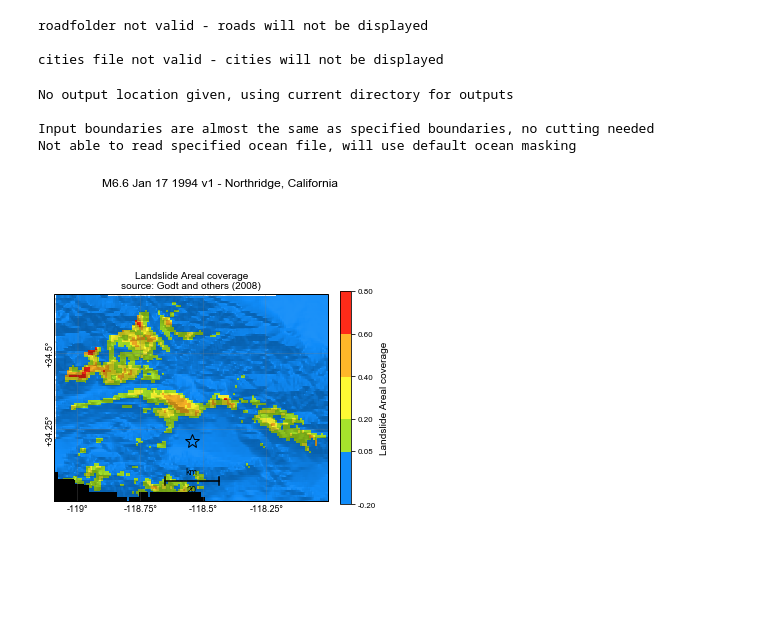
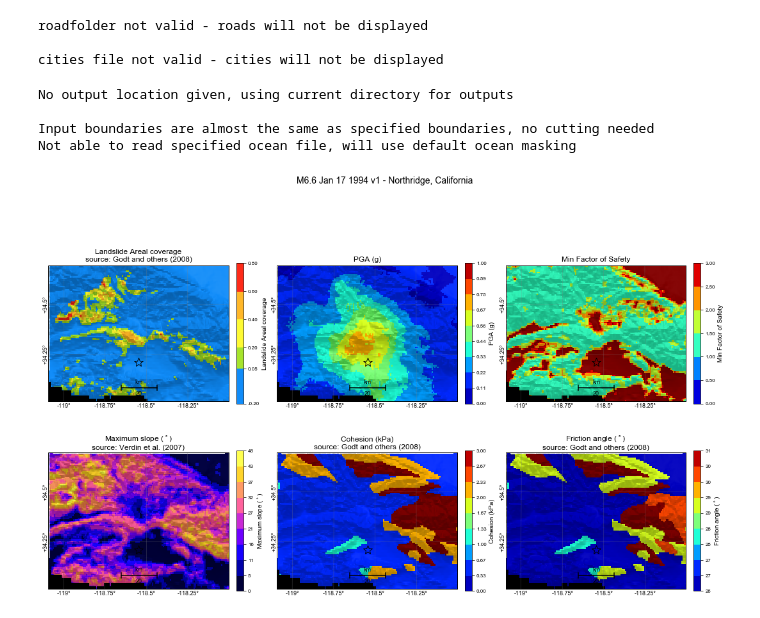
Before and after one commit to QingleCheng/groundfailure-notebooks, a Jupyter notebook: notebooks/Validate Godt et al 2008 landslide model.ipynb, the cells around one changed output. Cells and saved outputs as stored; diff of their text form; code cells hidden in the pictures; blank space fills up the shorter version.

```diff
--- a/notebooks/Validate Godt et al 2008 landslide model.ipynb
+++ b/notebooks/Validate Godt et al 2008 landslide model.ipynb
@@ -135,36 +139,36 @@ roadfolder not valid - roads will not be displayed
 cities file not valid - cities will not be displayed
 # %%
 # Run the model (this will take a minute)
-maplayers2 = godt2008(shakefile2, config, saveinputs=False, bounds=bounds2)
+maplayers2 = godt2008(shakefile2, config, saveinputs=True, bounds=bounds2)
 # %%
 lims2 = [[-0.2, 0.05, 0.2, 0.4, 0.6, 0.8]]
 colorlist2 = ['#108CF9','#A6E42C', '#FEFA34', '#FFB729', '#FE2B19']  #hex code for colors in figure below
 CustomCmap2 = matplotlib.colors.ListedColormap(colorlist2) #'#FFFFFF',
 colormap2 = [CustomCmap2]
 #colormap2 = [cm.jet]
 
 maskthresh = [0.009]  # to represent gray color on figure
 
 plotorder, logscale, lims, colormaps, maskthreshes = parseConfigLayers(maplayers2, config)
 lims2 = lims2 + lims[1:]
 colormaps = colormap2 + colormaps[1:]
 #maskthreshes = [0.009] + maskthreshes[1:]
 
 # Make the figure
-temp = makemaps.modelMap(maplayers2, shakefile2, lims=lims2, maskthreshes=None, plotorder=['model'],
+#temp = makemaps.modelMap(maplayers2, shakefile2, lims=lims2, maskthreshes=None, plotorder=plotorder,
+#         logscale=False, maproads=True, mapcities=True, showplots=True, printparam=False,
+#         inventory_shapefile=None, scaletype='binned', savepdf=False, savepng=False, boundaries=bounds2,
+#         colormaps=colormap2, **kwargs2)
+temp = makemaps.modelMap(maplayers2, shakefile2, lims=lims2, maskthreshes=maskthreshes, plotorder=plotorder,
          logscale=False, maproads=True, mapcities=True, showplots=True, printparam=False,
          inventory_shapefile=None, scaletype='binned', savepdf=False, savepng=False, boundaries=bounds2,
-         colormaps=colormap2, **kwargs2)
-#temp = makemaps.modelMap(maplayers2, shakefile2, lims=lims, maskthreshes=maskthreshes, plotorder=plotorder,
-#         logscale=logscale, maproads=True, mapcities=True, showplots=True, printparam=False,
-#         inventory_shapefile=None, scaletype='binned', savepdf=False, savepng=False, boundaries=bounds2,
-#         colormaps=colormaps, **kwargs2)
+         colormaps=colormaps, **kwargs2)
 # %% [output]
 No output location given, using current directory for outputs
 
 Input boundaries are almost the same as specified boundaries, no cutting needed
 Not able to read specified ocean file, will use default ocean masking
-[figure, old version]
+[figure, new version]
 # %% [markdown]
 ### Compare to the result from the original paper for this event (below)
 Note that the shakemap is quite different from the one used in the paper.
```
Also changed, not shown: parts of 3 cells of this notebook, 5 other files.
